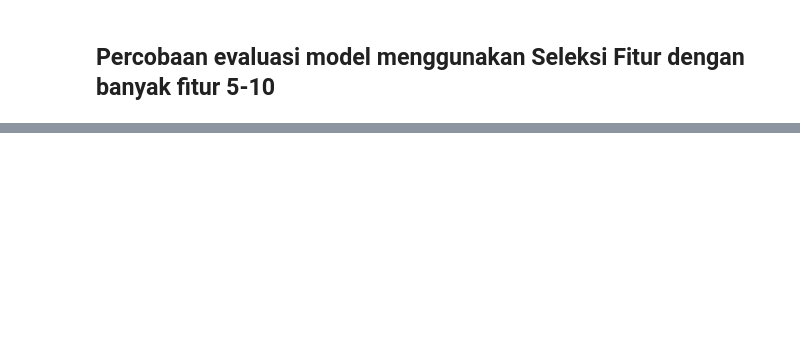
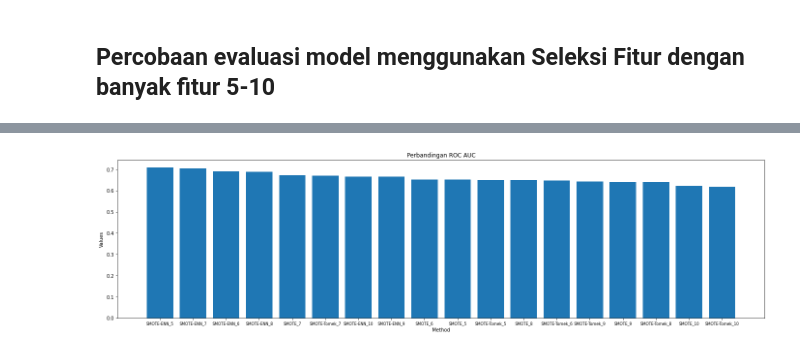
Before and after one commit to fathrahh/skripsi, a Jupyter notebook: optimazing-knn.ipynb, the cells around one changed output, grey strips where cells are left out. Cells and saved outputs as stored; diff of their text form; code cells hidden in the pictures; blank space fills up the shorter version.

```diff
--- a/optimazing-knn.ipynb
+++ b/optimazing-knn.ipynb
@@ -531,0 +556,6 @@ result_evaluate.sort_values(['action','attribute'])
+# %%
+by_roc_auc = result_evaluate.sort_values('test_roc_auc', ascending=False)
+
+viz_evaluate(by_roc_auc['label'], by_roc_auc['test_roc_auc'], "Perbandingan ROC AUC")
+# %% [output]
+[figure, added]
```
Also changed, not shown: parts of 12 cells of this notebook.
